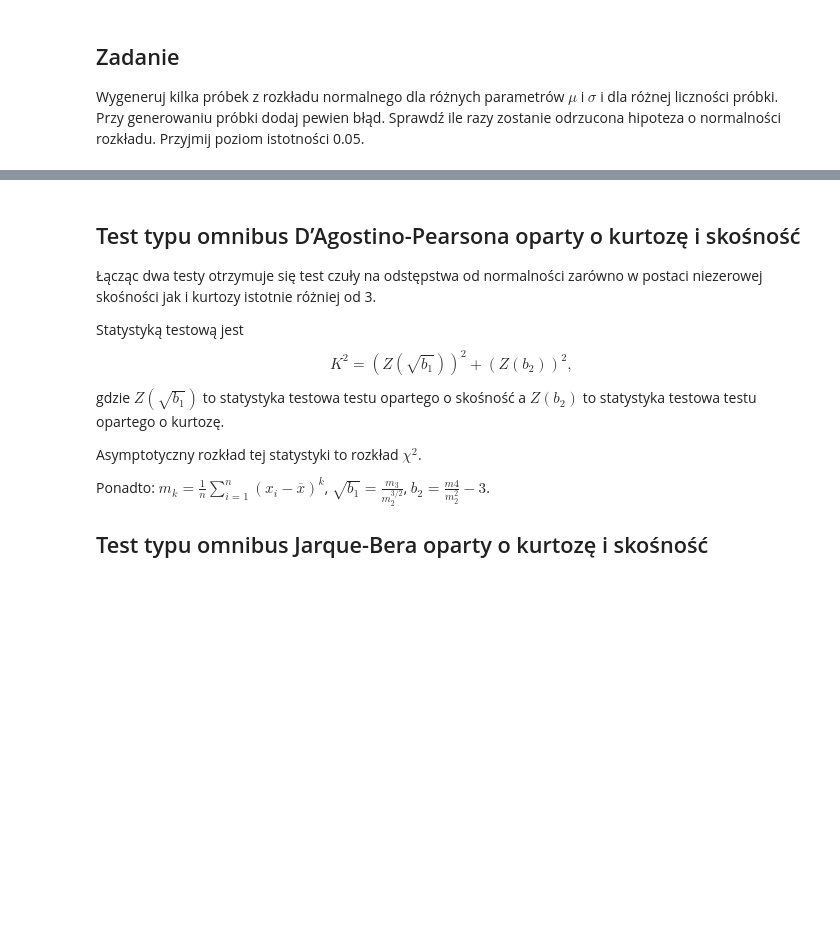
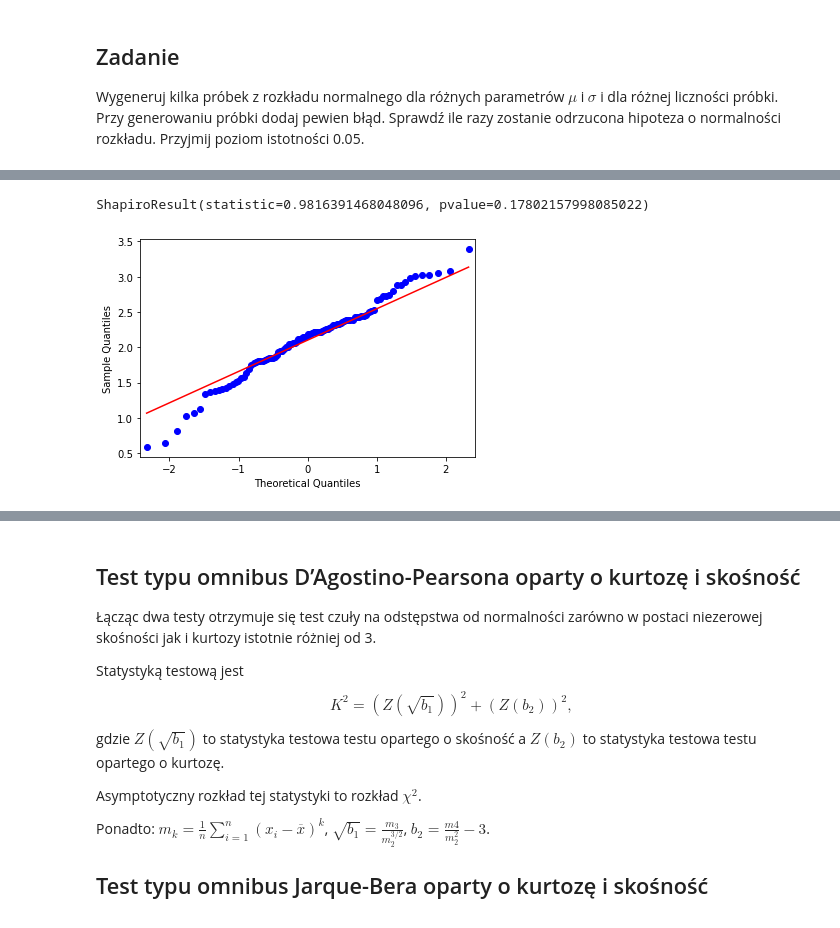
Before and after one commit to mdabrowski-phd/ds250223_stat, a Jupyter notebook: 03_statystyka/04_test_normalnosci.ipynb, the cells around one changed output, grey strips where cells are left out. Saved outputs shown, nothing was run; the diff lists cells and outputs as text; code cells hidden in the pictures; blank space fills up the shorter version.

```diff
--- a/03_statystyka/04_test_normalnosci.ipynb
+++ b/03_statystyka/04_test_normalnosci.ipynb
@@ -78,0 +240,7 @@ sporządź histogramy z naniesionym filtrem rozkładu normalnego oraz wykresy $q
+# %%
+sm.qqplot(norm, stats.norm, line='q')
+print(stats.shapiro(norm))
+plt.show()
+# %% [output]
+ShapiroResult(statistic=0.9816391468048096, pvalue=0.17802157998085022)
+[figure, added]
```
Also changed, not shown: parts of 27 cells of this notebook.
